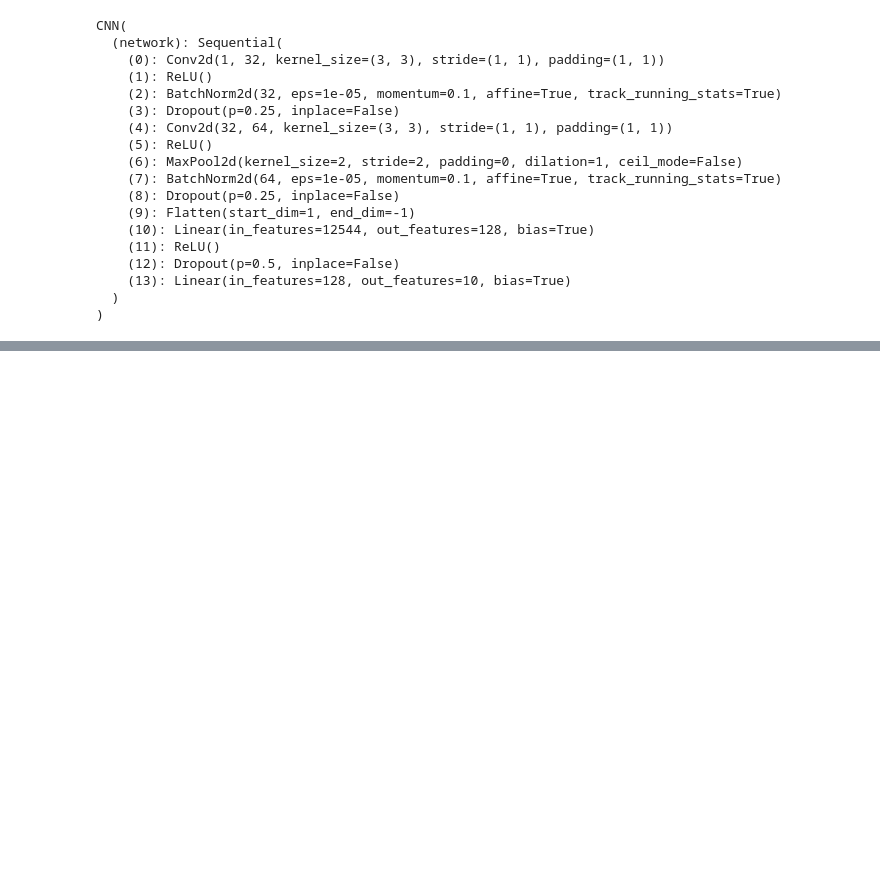
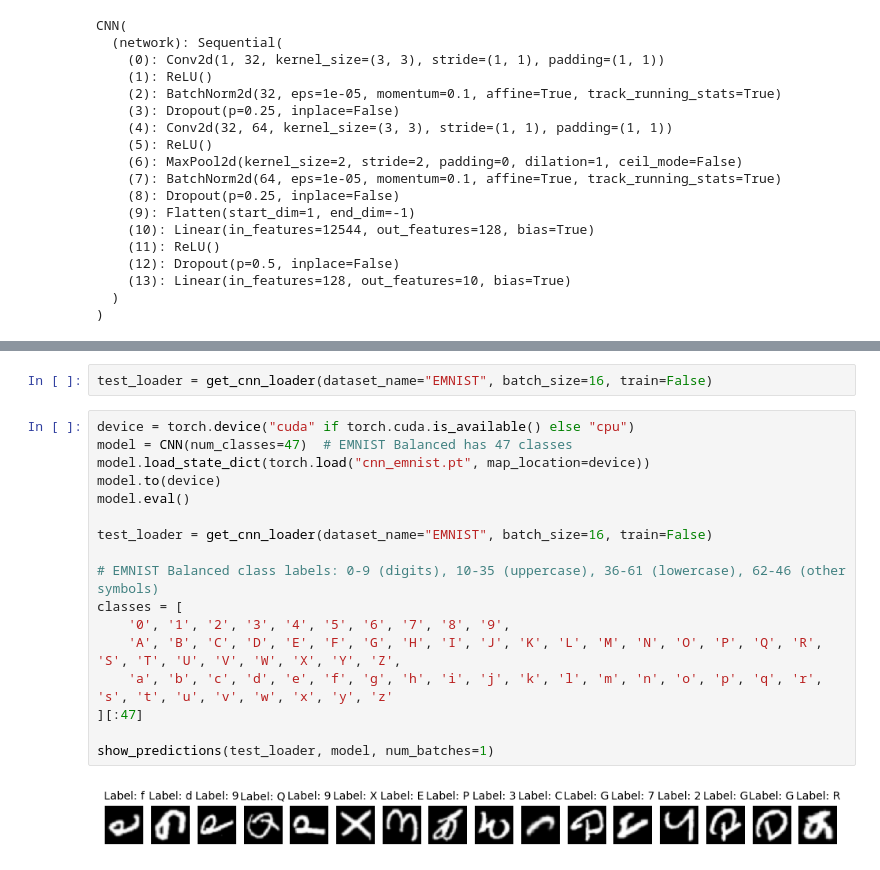
Before and after one commit to pablogaraulet/Machine_Learning_Project, a Jupyter notebook: main.ipynb, the cells around one changed output, grey strips where cells are left out. Saved outputs shown, nothing was run; the diff lists cells and outputs as text; blank space fills up the shorter version.

Commit message:
Tests

```diff
--- a/main.ipynb
+++ b/main.ipynb
@@ -158,0 +187,21 @@ Test Accuracy: 98.76%
+# %%
+test_loader = get_cnn_loader(dataset_name="EMNIST", batch_size=16, train=False)
+# %%
+device = torch.device("cuda" if torch.cuda.is_available() else "cpu")
+model = CNN(num_classes=47)  # EMNIST Balanced has 47 classes
+model.load_state_dict(torch.load("cnn_emnist.pt", map_location=device))
+model.to(device)
+model.eval()
+
+test_loader = get_cnn_loader(dataset_name="EMNIST", batch_size=16, train=False)
+
+# EMNIST Balanced class labels: 0-9 (digits), 10-35 (uppercase), 36-61 (lowercase), 62-46 (other symbols)
+classes = [
+    '0', '1', '2', '3', '4', '5', '6', '7', '8', '9',
+    'A', 'B', 'C', 'D', 'E', 'F', 'G', 'H', 'I', 'J', 'K', 'L', 'M', 'N', 'O', 'P', 'Q', 'R', 'S', 'T', 'U', 'V', 'W', 'X', 'Y', 'Z',
+    'a', 'b', 'c', 'd', 'e', 'f', 'g', 'h', 'i', 'j', 'k', 'l', 'm', 'n', 'o', 'p', 'q', 'r', 's', 't', 'u', 'v', 'w', 'x', 'y', 'z'
+][:47]
+
+show_predictions(test_loader, model, num_batches=1)
+# %% [output]
+[figure, added]
```
Also changed, not shown: parts of 5 cells of this notebook, 5 other files.
